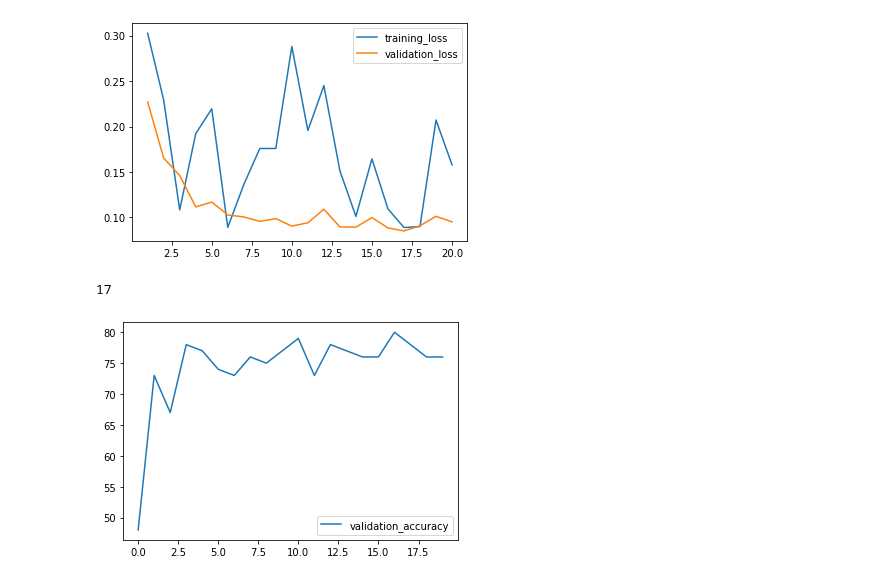
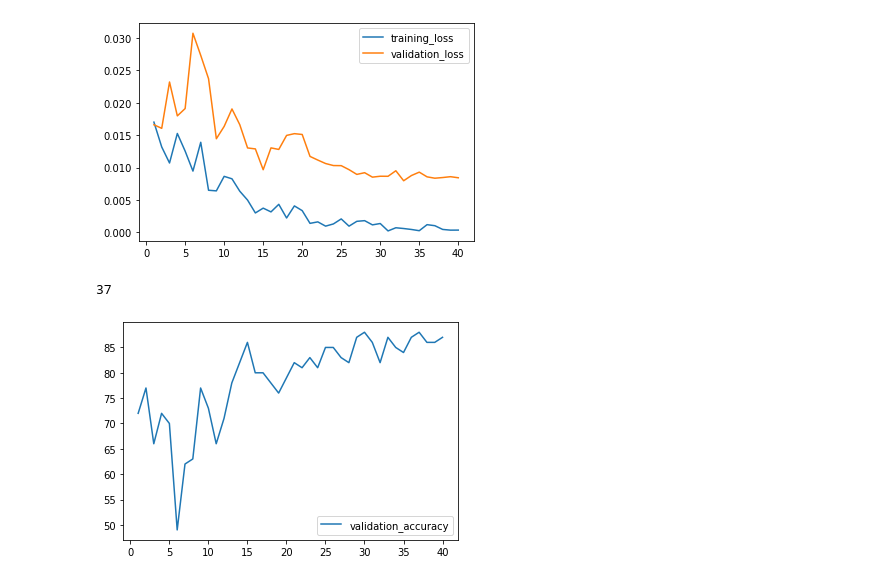
Before and after one commit to theovincent/birdClassification, a Jupyter notebook: classifier/visualize_losses.ipynb, the cells around one changed output. Cells and saved outputs as stored; diff of their text form; code cells hidden in the pictures.

```diff
--- a/classifier/visualize_losses.ipynb
+++ b/classifier/visualize_losses.ipynb
@@ -1,24 +1,24 @@
 # %%
 import pandas as pd
 import matplotlib.pyplot as plt
 
 
-losses = pd.read_feather("../output/crop_from_gt/resnet.feather").set_index("index")
+losses = pd.read_feather("../output/crop_from_network/resnet.feather").set_index("index")
 
 plt.plot(losses.index, losses["train_loss"], label="training_loss")
 plt.plot(losses.index, losses["validation_loss"], label="validation_loss")
 plt.legend()
 plt.show()
 # %% [output]
-[figure, old version]
+[figure, new version]
 # %%
 losses.loc[losses.index % 2 == 1, "validation_accuracy"].idxmax()
 # %% [output]
-17
+37
 # %%
 plt.figure()
 plt.plot(losses.index, losses["validation_accuracy"], label="validation_accuracy")
 plt.legend()
 plt.show()
 # %% [output]
-[figure, old version]
+[figure, new version]
```
Also changed, not shown: 3 other files.
